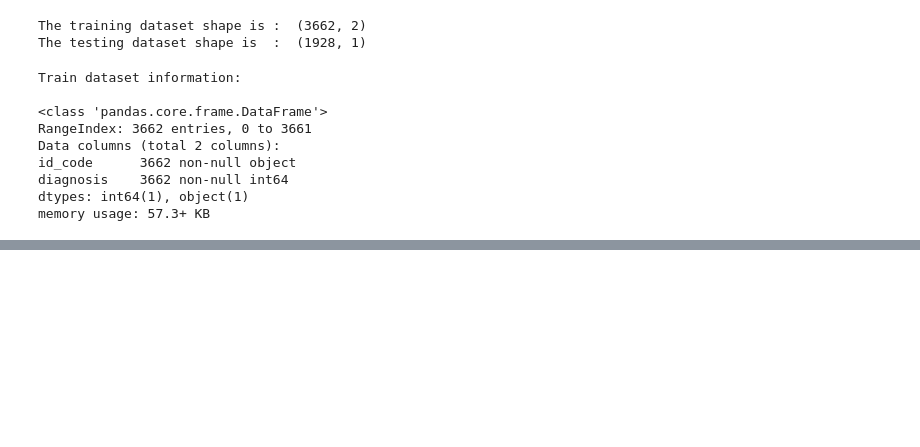
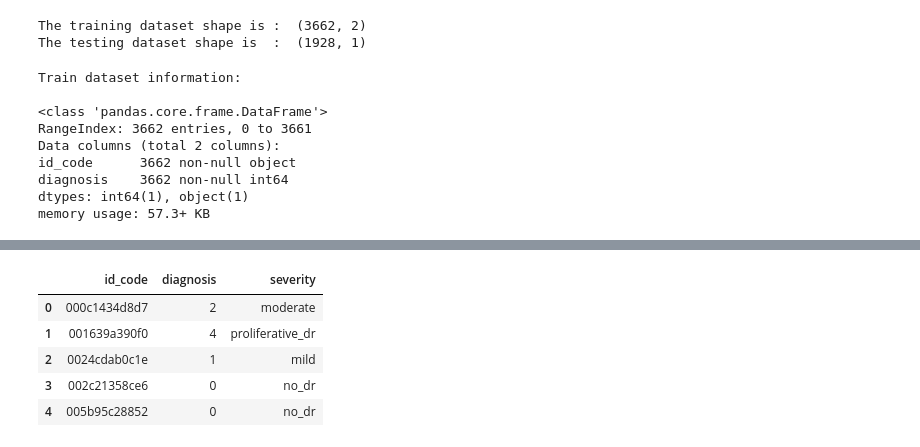
Before and after one commit to cviejom/APTOS-2019-Blindness-Detection, a Jupyter notebook: notebooks/exploratory/exploratory_analysis.ipynb, the cells around one changed output, grey strips where cells are left out. Drawn from its saved outputs; the diff is of its cells as text; code cells hidden in the pictures; blank space fills up the shorter version.

```diff
--- a/notebooks/exploratory/exploratory_analysis.ipynb
+++ b/notebooks/exploratory/exploratory_analysis.ipynb
@@ -61,0 +118,24 @@ memory usage: 57.3+ KB
+# %%
+# Naming the dataset base on clinician severity
+# 0 - no_dr
+# 1 - mild
+# 2 - moderate
+# 3 - severe
+# 4 - proliferative_dr
+
+def add_severity(df):
+    '''Add a new columns to the dataset with the clinical severity '''
+    conditions = [(df['diagnosis'] == 0),(df['diagnosis'] == 1),(df['diagnosis'] == 2),(df['diagnosis'] == 3),(df['diagnosis'] == 4)]
+    choices = ['no_dr', 'mild', 'moderate', 'severe', 'proliferative_dr']
+    df['severity'] = np.select(conditions, choices, default = 'other')
+    return df
+
+train = add_severity(train)
+train.head()
+# %% [output]
+|  | id_code | diagnosis | severity |
+| 0 | 000c1434d8d7 | 2 | moderate |
+| 1 | 001639a390f0 | 4 | proliferative_dr |
+| 2 | 0024cdab0c1e | 1 | mild |
+| 3 | 002c21358ce6 | 0 | no_dr |
+| 4 | 005b95c28852 | 0 | no_dr |
```
Also changed, not shown: parts of 15 cells of this notebook, 1 other file.
